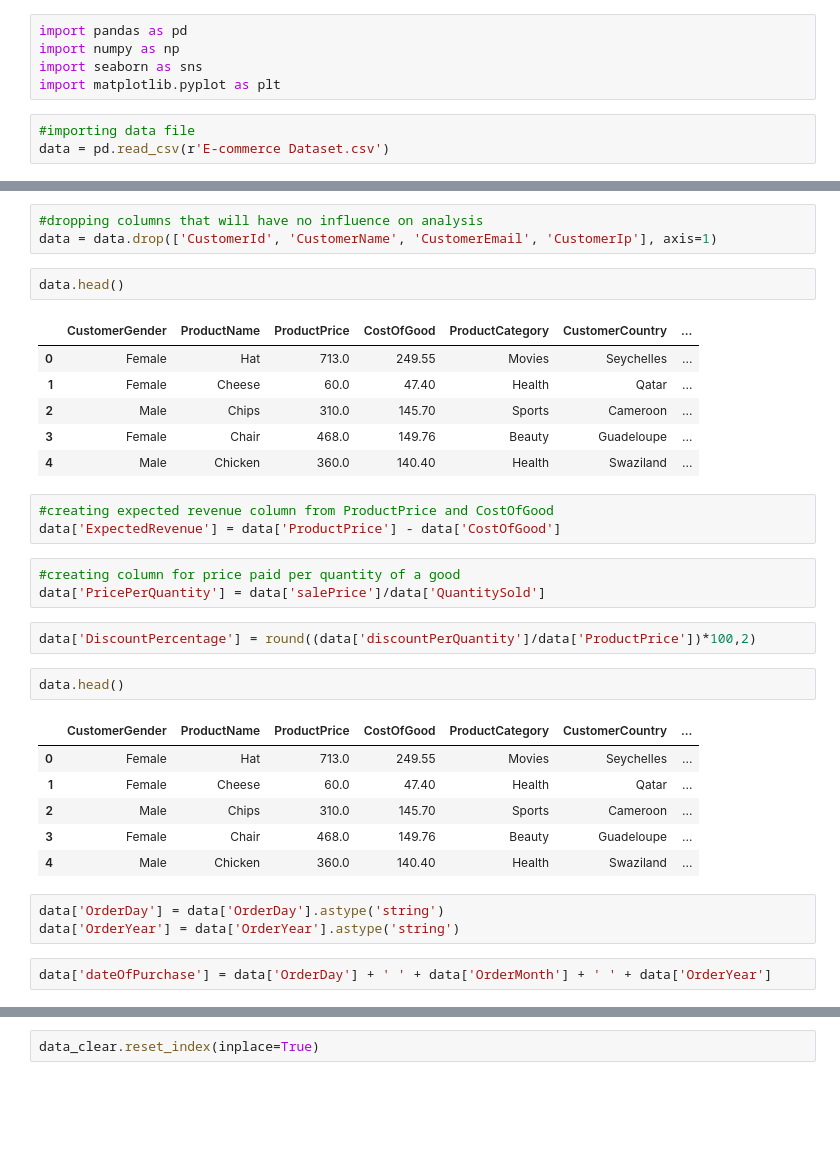
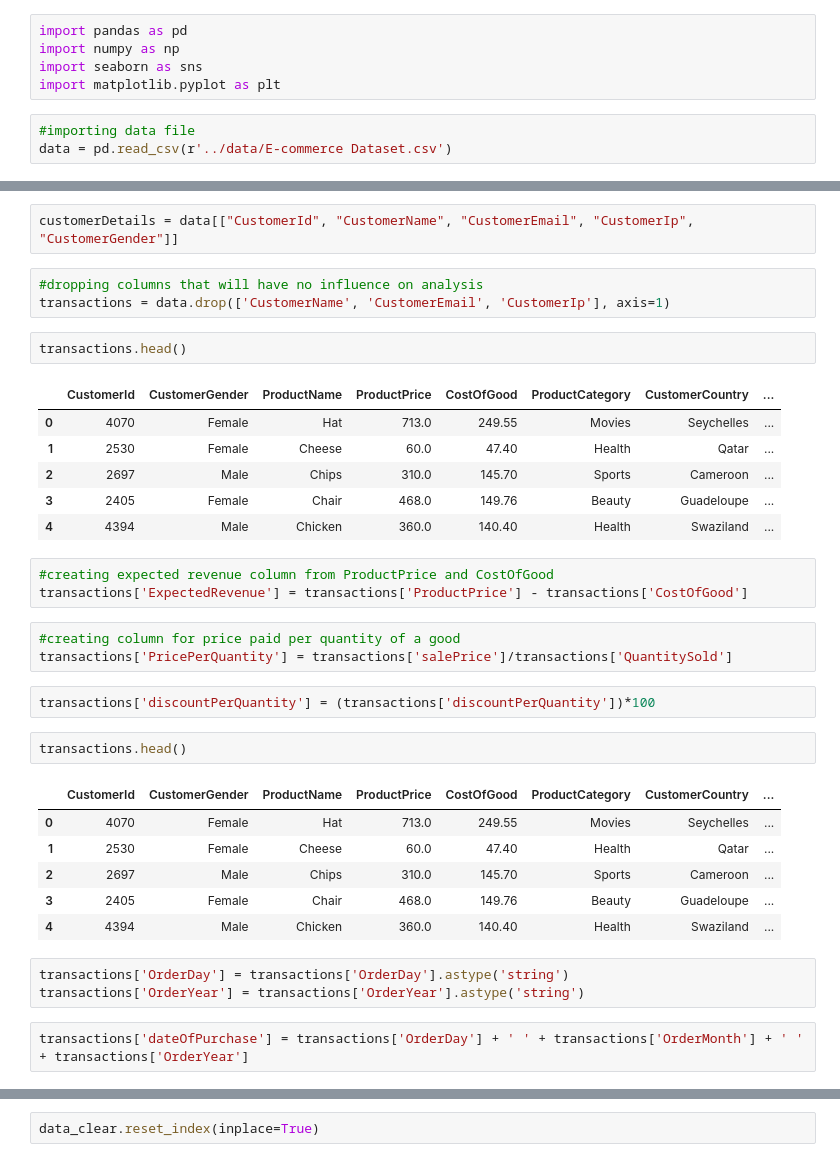
Before and after one commit to josephine-amponsah/ecommerce-data-analysis, a Jupyter notebook: notebooks/data-wrangling.ipynb, the cells around one changed output, grey strips where cells are left out. Cells and saved outputs as stored; diff of their text form; blank space fills up the shorter version.

```diff
--- a/data-wrangling.ipynb
+++ b/notebooks/data-wrangling.ipynb
@@ -5,7 +5,7 @@ import seaborn as sns
 import matplotlib.pyplot as plt
 # %%
 #importing data file
-data = pd.read_csv(r'E-commerce Dataset.csv')
+data = pd.read_csv(r'../data/E-commerce Dataset.csv')
 # %%
 data.info()
 # %% [output]
@@ -35,38 +35,40 @@ data.head()
 | 2 | 2697 | Yesenia Hahn | Linda48@gmail.com | Male | 180.226.79.181 | Chips | 310.0 | ... |
 | 3 | 2405 | Fern Stark | Eriberto5@yahoo.com | Female | 227.148.70.138 | Chair | 468.0 | ... |
 | 4 | 4394 | Ronaldo Bashirian | Nicole56@hotmail.com | Male | 85.197.31.229 | Chicken | 360.0 | ... |
+# %%
+customerDetails = data[["CustomerId", "CustomerName", "CustomerEmail", "CustomerIp", "CustomerGender"]]
 # %%
 #dropping columns that will have no influence on analysis
-data = data.drop(['CustomerId', 'CustomerName', 'CustomerEmail', 'CustomerIp'], axis=1)
+transactions = data.drop(['CustomerName', 'CustomerEmail', 'CustomerIp'], axis=1)
 # %%
-data.head()
+transactions.head()
 # %% [output]
-|  | CustomerGender | ProductName | ProductPrice | CostOfGood | ProductCategory | CustomerCountry | ... |
-| 0 | Female | Hat | 713.0 | 249.55 | Movies | Seychelles | ... |
-| 1 | Female | Cheese | 60.0 | 47.40 | Health | Qatar | ... |
-| 2 | Male | Chips | 310.0 | 145.70 | Sports | Cameroon | ... |
-| 3 | Female | Chair | 468.0 | 149.76 | Beauty | Guadeloupe | ... |
-| 4 | Male | Chicken | 360.0 | 140.40 | Health | Swaziland | ... |
+|  | CustomerId | CustomerGender | ProductName | ProductPrice | CostOfGood | ProductCategory | CustomerCountry | ... |
+| 0 | 4070 | Female | Hat | 713.0 | 249.55 | Movies | Seychelles | ... |
+| 1 | 2530 | Female | Cheese | 60.0 | 47.40 | Health | Qatar | ... |
+| 2 | 2697 | Male | Chips | 310.0 | 145.70 | Sports | Cameroon | ... |
+| 3 | 2405 | Female | Chair | 468.0 | 149.76 | Beauty | Guadeloupe | ... |
+| 4 | 4394 | Male | Chicken | 360.0 | 140.40 | Health | Swaziland | ... |
 # %%
 #creating expected revenue column from ProductPrice and CostOfGood
-data['ExpectedRevenue'] = data['ProductPrice'] - data['CostOfGood']
+transactions['ExpectedRevenue'] = transactions['ProductPrice'] - transactions['CostOfGood']
 # %%
 #creating column for price paid per quantity of a good
-data['PricePerQuantity'] = data['salePrice']/data['QuantitySold']
+transactions['PricePerQuantity'] = transactions['salePrice']/transactions['QuantitySold']
-# %%
-data['DiscountPercentage'] = round((data['discountPerQuantity']/data['ProductPrice'])*100,2)
+# %%
+transactions['discountPerQuantity'] = (transactions['discountPerQuantity'])*100
 # %%
-data.head()
+transactions.head()
 # %% [output]
-|  | CustomerGender | ProductName | ProductPrice | CostOfGood | ProductCategory | CustomerCountry | ... |
-| 0 | Female | Hat | 713.0 | 249.55 | Movies | Seychelles | ... |
-| 1 | Female | Cheese | 60.0 | 47.40 | Health | Qatar | ... |
-| 2 | Male | Chips | 310.0 | 145.70 | Sports | Cameroon | ... |
-| 3 | Female | Chair | 468.0 | 149.76 | Beauty | Guadeloupe | ... |
-| 4 | Male | Chicken | 360.0 | 140.40 | Health | Swaziland | ... |
+|  | CustomerId | CustomerGender | ProductName | ProductPrice | CostOfGood | ProductCategory | CustomerCountry | ... |
+| 0 | 4070 | Female | Hat | 713.0 | 249.55 | Movies | Seychelles | ... |
+| 1 | 2530 | Female | Cheese | 60.0 | 47.40 | Health | Qatar | ... |
+| 2 | 2697 | Male | Chips | 310.0 | 145.70 | Sports | Cameroon | ... |
+| 3 | 2405 | Female | Chair | 468.0 | 149.76 | Beauty | Guadeloupe | ... |
+| 4 | 4394 | Male | Chicken | 360.0 | 140.40 | Health | Swaziland | ... |
 # %%
-data['OrderDay'] = data['OrderDay'].astype('string')
-data['OrderYear'] = data['OrderYear'].astype('string')
+transactions['OrderDay'] = transactions['OrderDay'].astype('string')
+transactions['OrderYear'] = transactions['OrderYear'].astype('string')
 # %%
-data['dateOfPurchase'] = data['OrderDay'] + ' ' + data['OrderMonth'] + ' ' + data['OrderYear']
+transactions['dateOfPurchase'] = transactions['OrderDay'] + ' ' + transactions['OrderMonth'] + ' ' + transactions['OrderYear']
 # %%
```
Also changed, not shown: parts of 19 cells of this notebook, 6 other files.
